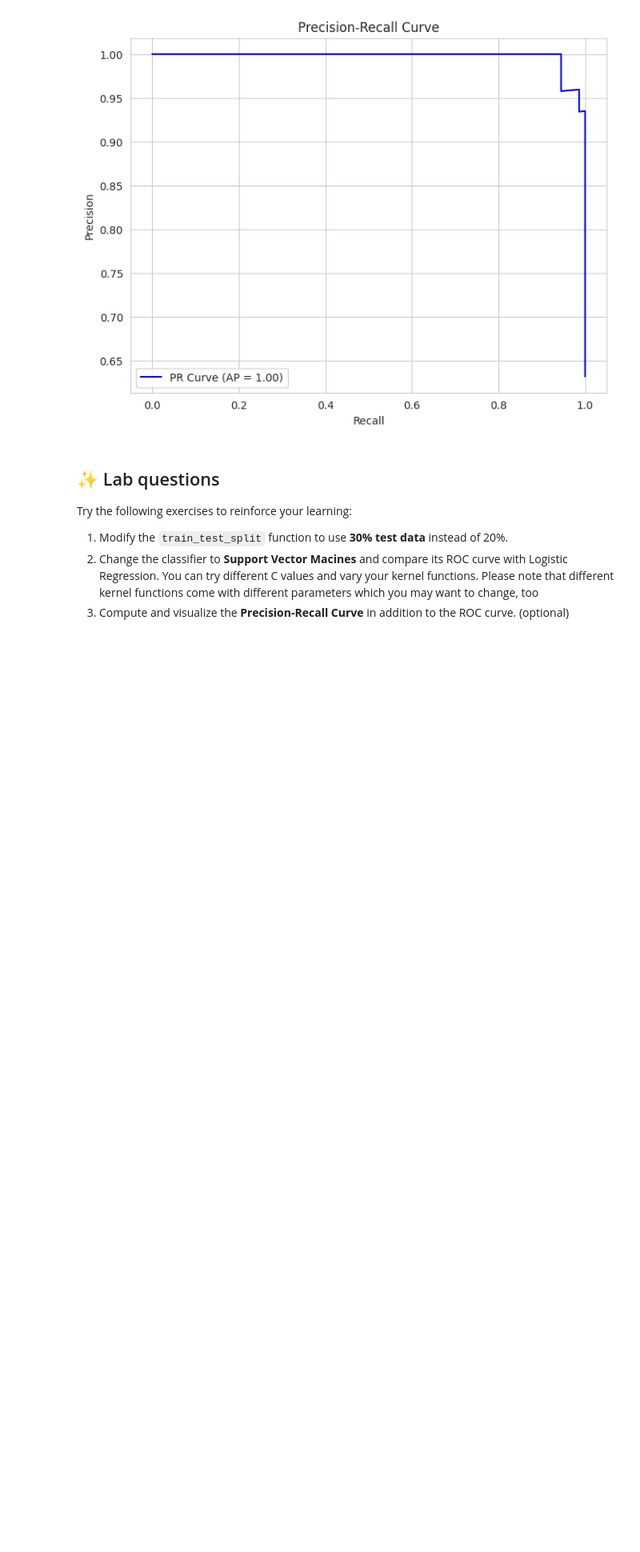
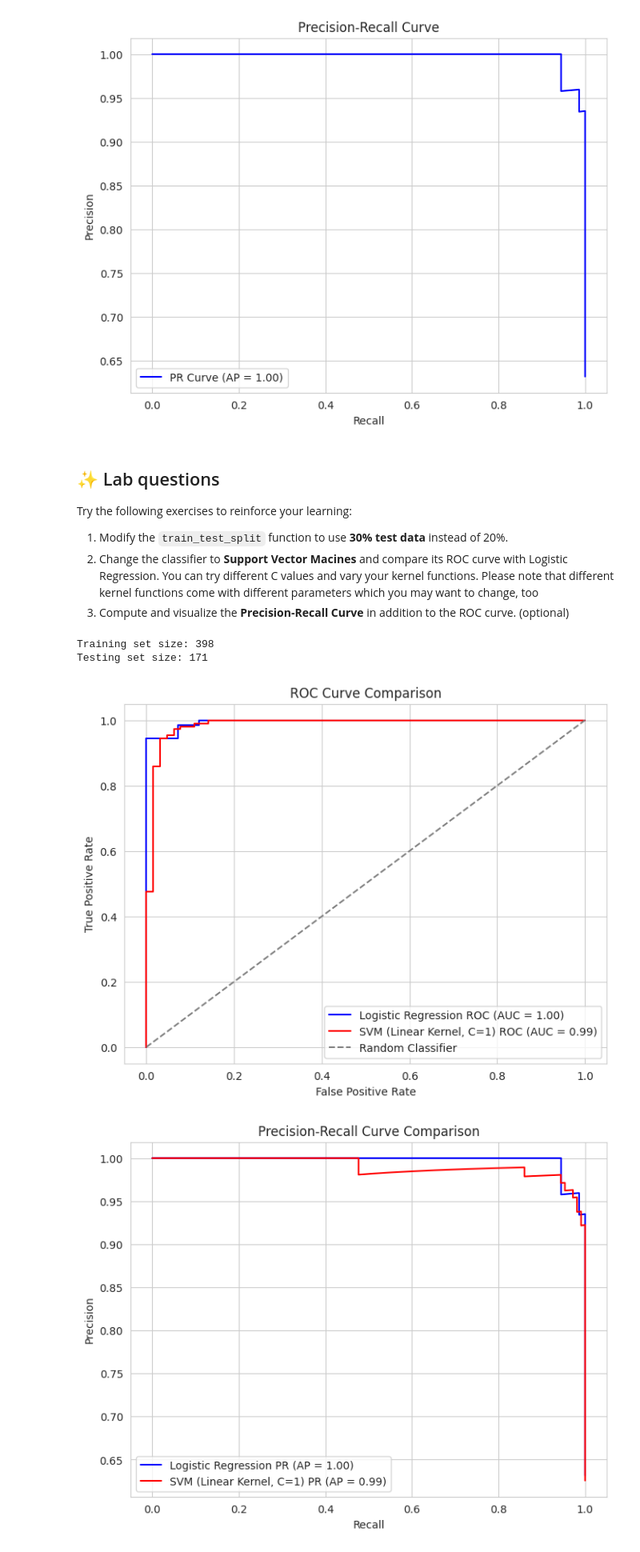
Before and after one commit to zrsteff/CSC587, a Jupyter notebook: Lab 11 - train_test_split_crossval_roc.ipynb, the cells around one changed output. Shown at 80% size. Cells and saved outputs as stored; diff of their text form; code cells hidden in the pictures; blank space fills up the shorter version.

```diff
--- a/Lab 11 - train_test_split_crossval_roc.ipynb
+++ b/Lab 11 - train_test_split_crossval_roc.ipynb
@@ -127,3 +132,50 @@ Try the following exercises to reinforce your learning:
 1. Modify the `train_test_split` function to use **30% test data** instead of 20%.
 2. Change the classifier to **Support Vector Macines** and compare its ROC curve with Logistic Regression.  You can try different C values and vary your kernel functions. Please note that different kernel functions come with different parameters which you may want to change, too
 3. Compute and visualize the **Precision-Recall Curve** in addition to the ROC curve.  (optional)
+# %%
+#1) Modify function to use 30%
+X_train, X_test, y_train, y_test = train_test_split(X, y, test_size=0.3, random_state=42, stratify=y)
+
+print("Training set size:", X_train.shape[0])
+print("Testing set size:", X_test.shape[0])
+# %% [output]
+Training set size: 398
+Testing set size: 171
+# %%
+from sklearn.svm import SVC
+
+svm_model = SVC(probability=True, random_state=42, kernel='linear', C=1) # Example: linear kernel, C=1
+svm_model.fit(X_train, y_train)
+
+y_scores_svm = svm_model.predict_proba(X_test)[:, 1]
+
+fpr_svm, tpr_svm, _ = roc_curve(y_test, y_scores_svm)
+roc_auc_svm = auc(fpr_svm, tpr_svm)
+
+# Plot ROC for both models
+plt.figure(figsize=(8, 6))
+plt.plot(fpr, tpr, color='blue', label=f"Logistic Regression ROC (AUC = {roc_auc:.2f})")
+plt.plot(fpr_svm, tpr_svm, color='red', label=f"SVM (Linear Kernel, C=1) ROC (AUC = {roc_auc_svm:.2f})") # Update label based on kernel and C
+plt.plot([0, 1], [0, 1], linestyle="--", color="gray", label="Random Classifier")
+plt.xlabel("False Positive Rate")
+plt.ylabel("True Positive Rate")
+plt.title("ROC Curve Comparison")
+plt.legend()
+plt.show()
+
+# Precision-Recall curve for SVM
+precision_svm, recall_svm, _ = precision_recall_curve(y_test, y_scores_svm)
+ap_score_svm = average_precision_score(y_test, y_scores_svm)
+
+# Precision-Recall curves for both models
+plt.figure(figsize=(8, 6))
+plt.plot(recall, precision, color='blue', label=f"Logistic Regression PR (AP = {ap_score:.2f})")
+plt.plot(recall_svm, precision_svm, color='red', label=f"SVM (Linear Kernel, C=1) PR (AP = {ap_score_svm:.2f})") # Update label based on kernel and C
+plt.xlabel("Recall")
+plt.ylabel("Precision")
+plt.title("Precision-Recall Curve Comparison")
+plt.legend()
+plt.show()
+# %% [output]
+[figure, added]
+[figure, added]
```
Also changed, not shown: parts of 2 cells of this notebook.
